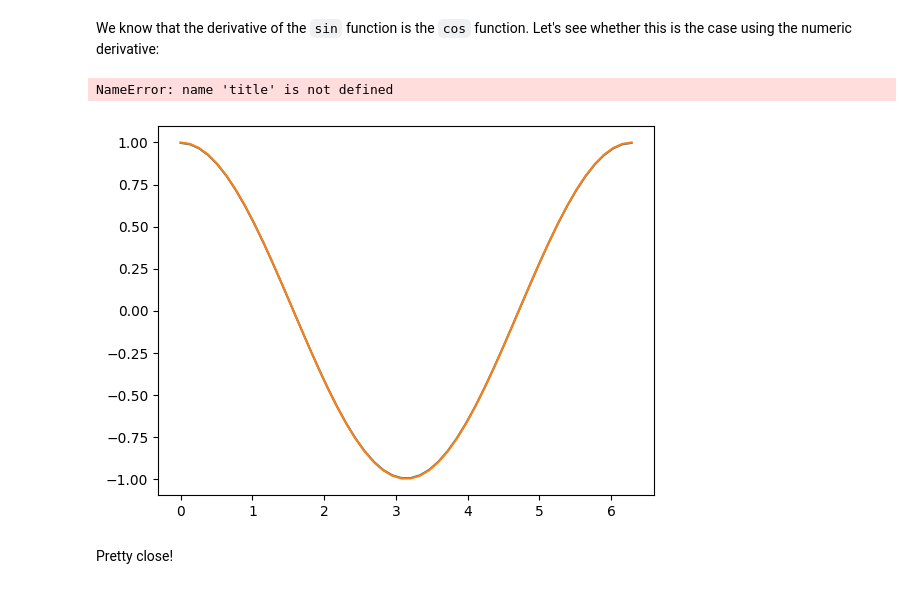
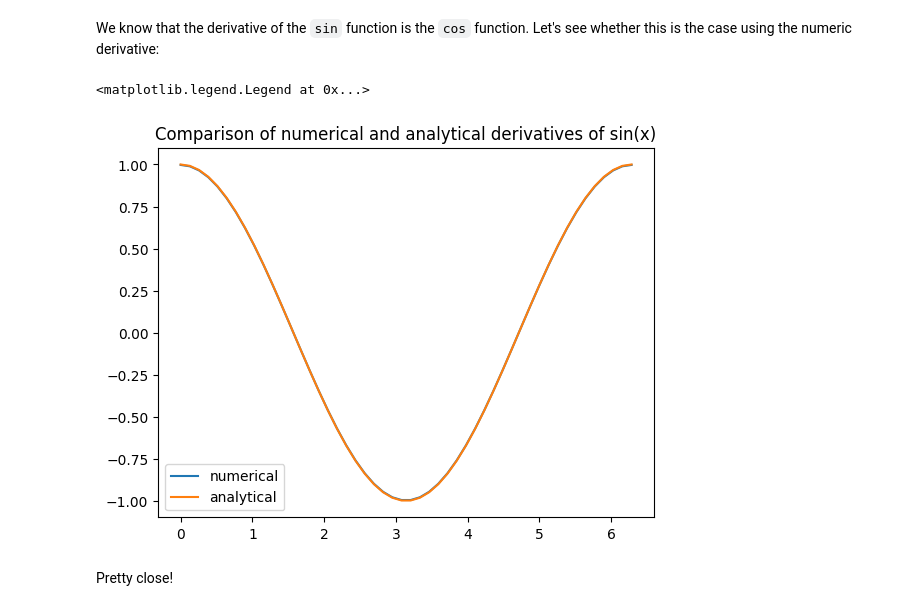
Before and after one commit to lorenzo-rovigatti/comp_bio_notes, a Jupyter notebook: notebooks/Python_crash_course.ipynb, the cells around one changed output. Saved outputs shown, nothing was run; the diff lists cells and outputs as text; code cells hidden in the pictures.

```diff
--- a/notebooks/Python_crash_course.ipynb
+++ b/notebooks/Python_crash_course.ipynb
@@ -848,13 +860,13 @@ We know that the derivative of the `sin` function is the `cos` function. Let's s
 # %%
 x = np.linspace(0,2*np.pi)
 dsin = nderiv(np.sin(x),x)
 plt.plot(x, dsin, label='numerical')
 plt.plot(x, np.cos(x), label='analytical')
-title("Comparison of numerical and analytical derivatives of sin(x)")
-legend()
+plt.title("Comparison of numerical and analytical derivatives of sin(x)")
+plt.legend()
 # %% [output]
-NameError: name 'title' is not defined
+<matplotlib.legend.Legend at 0x...>
-[figure, old version]
+[figure, new version]
 # %% [markdown]
 Pretty close!
 # %% [markdown]
```
Also changed, not shown: parts of 15 cells of this notebook, 1 other file.
